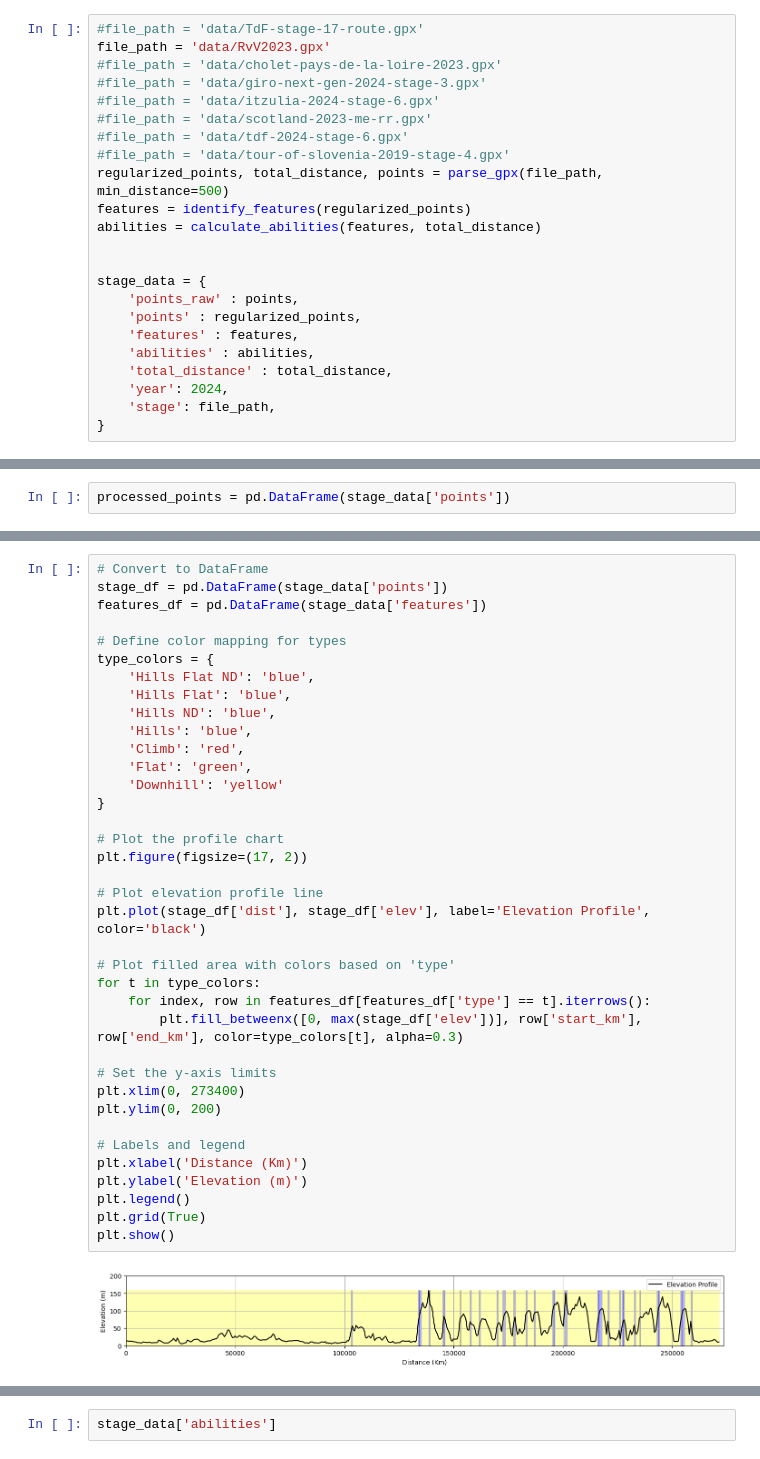
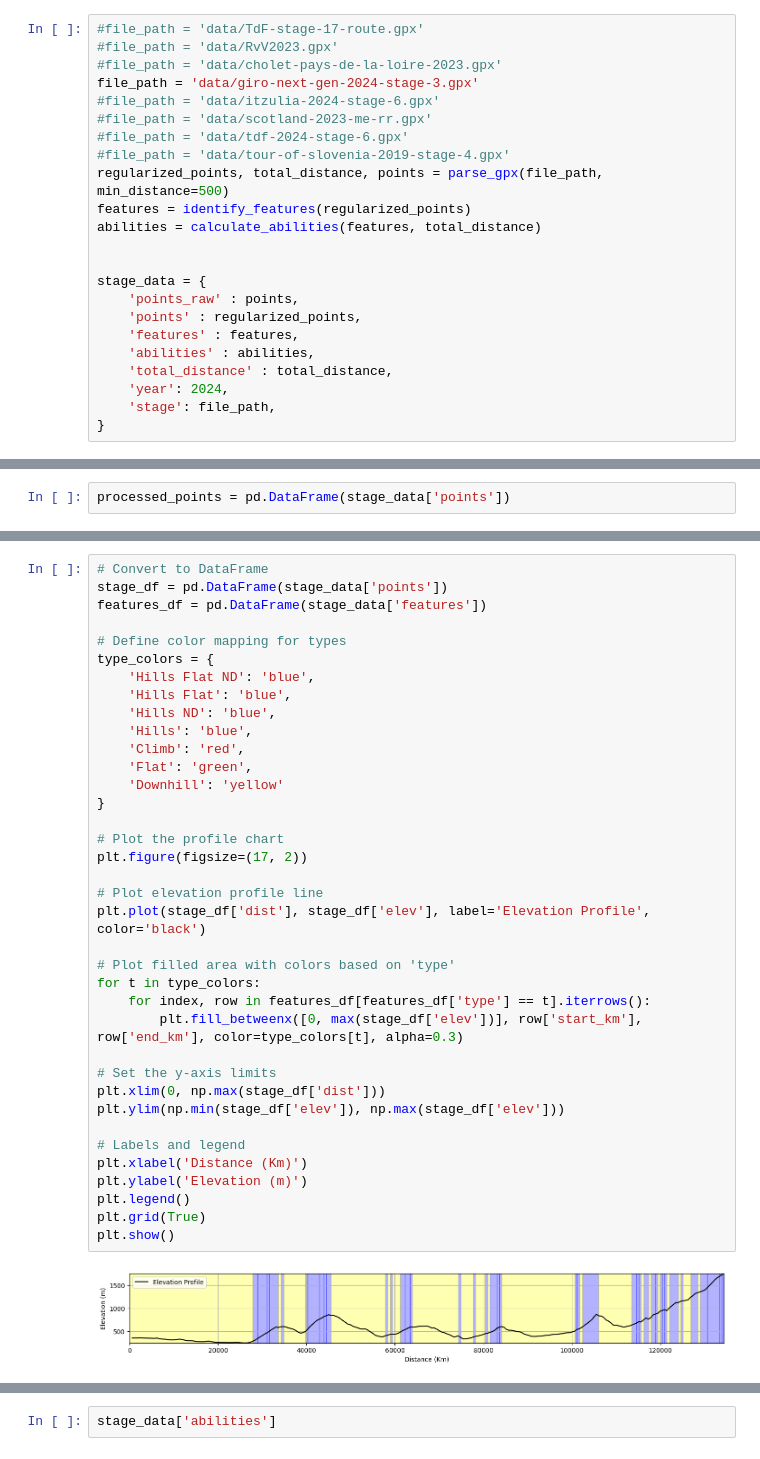
Before and after one commit to alunacob/cff_simu, a Jupyter notebook: 3.Stage_Regularization.ipynb, the cells around one changed output, grey strips where cells are left out. Drawn from its saved outputs; the diff is of its cells as text.

Commit message:
wip with new data

```diff
--- a/3.Stage_Regularization.ipynb
+++ b/3.Stage_Regularization.ipynb
@@ -45,9 +46,9 @@ cobble_sections
   'end_km': 260500.0}]
 # %%
 #file_path = 'data/TdF-stage-17-route.gpx'
-file_path = 'data/RvV2023.gpx'
+#file_path = 'data/RvV2023.gpx'
 #file_path = 'data/cholet-pays-de-la-loire-2023.gpx'
-#file_path = 'data/giro-next-gen-2024-stage-3.gpx'
+file_path = 'data/giro-next-gen-2024-stage-3.gpx'
 #file_path = 'data/itzulia-2024-stage-6.gpx'
 #file_path = 'data/scotland-2023-me-rr.gpx'
 #file_path = 'data/tdf-2024-stage-6.gpx'
@@ -129,33 +153,33 @@ features_df = pd.DataFrame(stage_data['features'])
 type_colors = {
     'Hills Flat ND': 'blue',
     'Hills Flat': 'blue',
     'Hills ND': 'blue',
     'Hills': 'blue',
     'Climb': 'red',
     'Flat': 'green',
     'Downhill': 'yellow'
 }
 
 # Plot the profile chart
 plt.figure(figsize=(17, 2))
 
 # Plot elevation profile line
 plt.plot(stage_df['dist'], stage_df['elev'], label='Elevation Profile', color='black')
 
 # Plot filled area with colors based on 'type'
 for t in type_colors:
     for index, row in features_df[features_df['type'] == t].iterrows():
         plt.fill_betweenx([0, max(stage_df['elev'])], row['start_km'], row['end_km'], color=type_colors[t], alpha=0.3)
 
 # Set the y-axis limits
-plt.xlim(0, 273400)
-plt.ylim(0, 200)
+plt.xlim(0, np.max(stage_df['dist']))
+plt.ylim(np.min(stage_df['elev']), np.max(stage_df['elev']))
 
 # Labels and legend
 plt.xlabel('Distance (Km)')
 plt.ylabel('Elevation (m)')
 plt.legend()
 plt.grid(True)
 plt.show()
 # %% [output]
-[figure, old version]
+[figure, new version]
```
Also changed, not shown: parts of 7 cells of this notebook.
